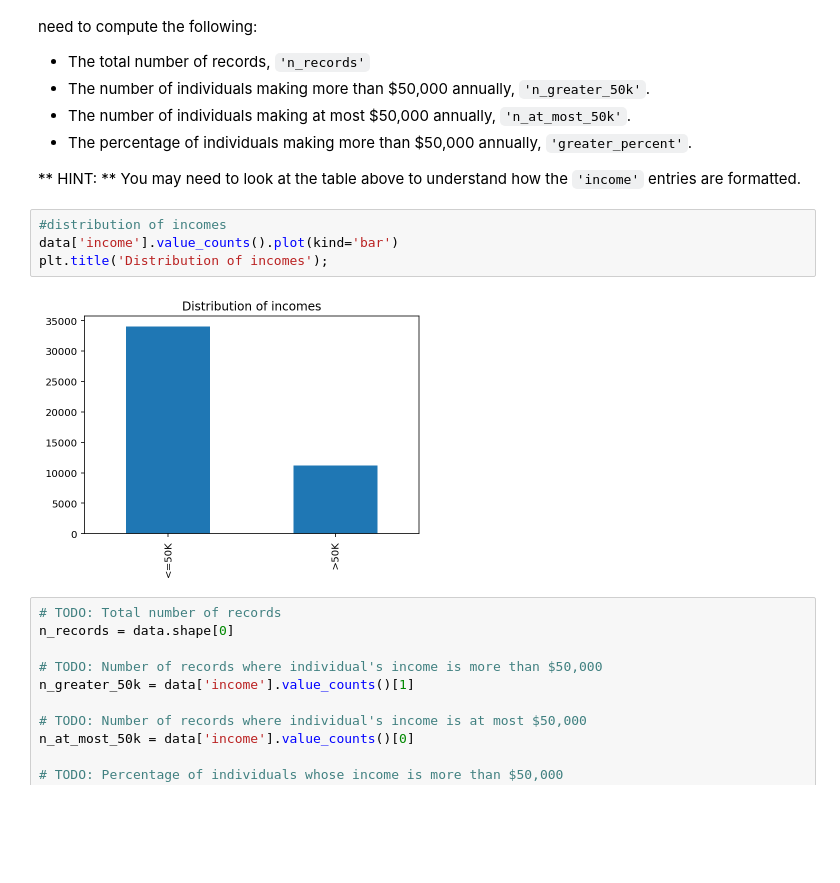
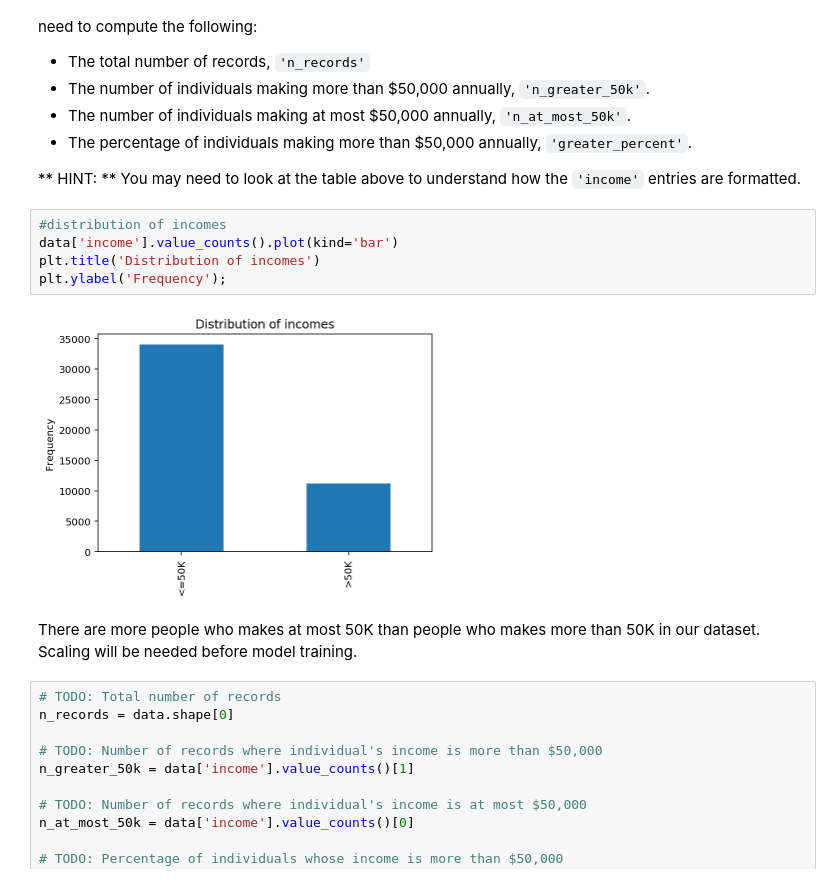
Before and after one commit to numanyilmaz/finding_donors, a Jupyter notebook: finding_donors.ipynb, the cells around one changed output. Drawn from its saved outputs; the diff is of its cells as text; blank space fills up the shorter version.

```diff
--- a/finding_donors.ipynb
+++ b/finding_donors.ipynb
@@ -81,9 +82,12 @@ A cursory investigation of the dataset will determine how many individuals fit i
 # %%
 #distribution of incomes
 data['income'].value_counts().plot(kind='bar')
-plt.title('Distribution of incomes');
+plt.title('Distribution of incomes')
+plt.ylabel('Frequency');
 # %% [output]
-[figure, old version]
+[figure, new version]
+# %% [markdown]
+There are more people who makes at most 50K than people who makes more than 50K in our dataset. Scaling will be needed before model training.
 # %%
 # TODO: Total number of records
 n_records = data.shape[0]
```
Also changed, not shown: parts of 19 cells of this notebook.
